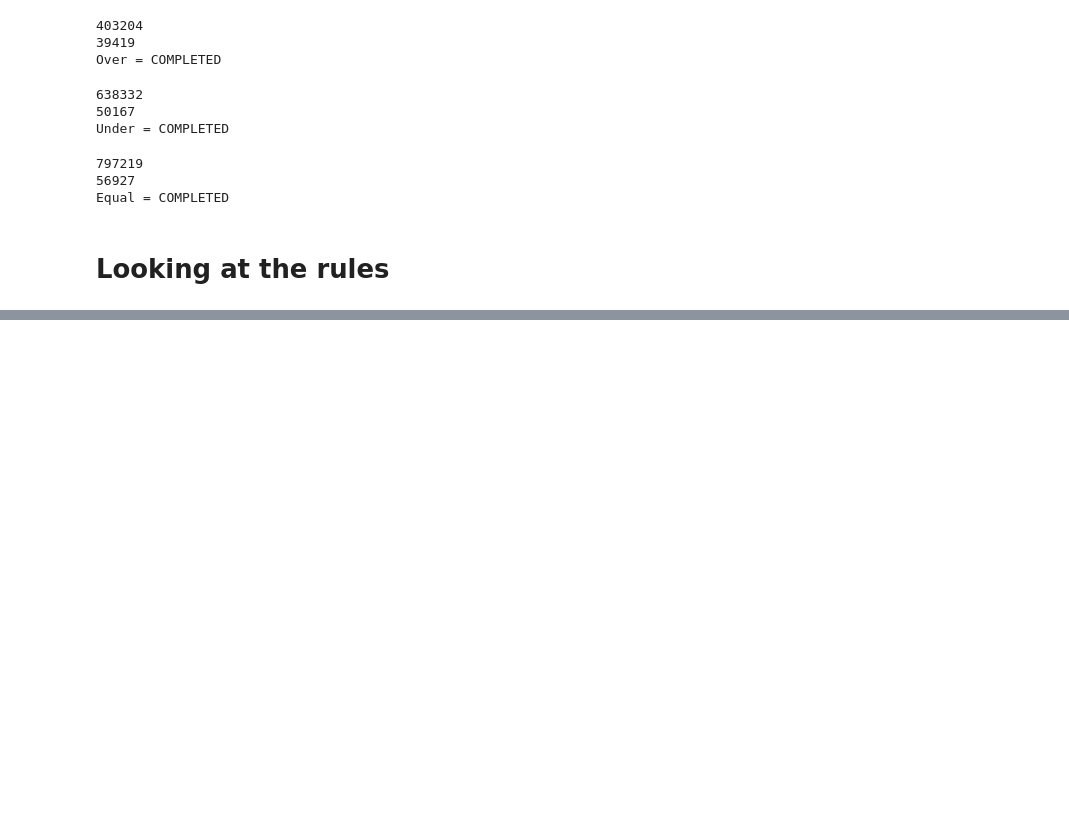
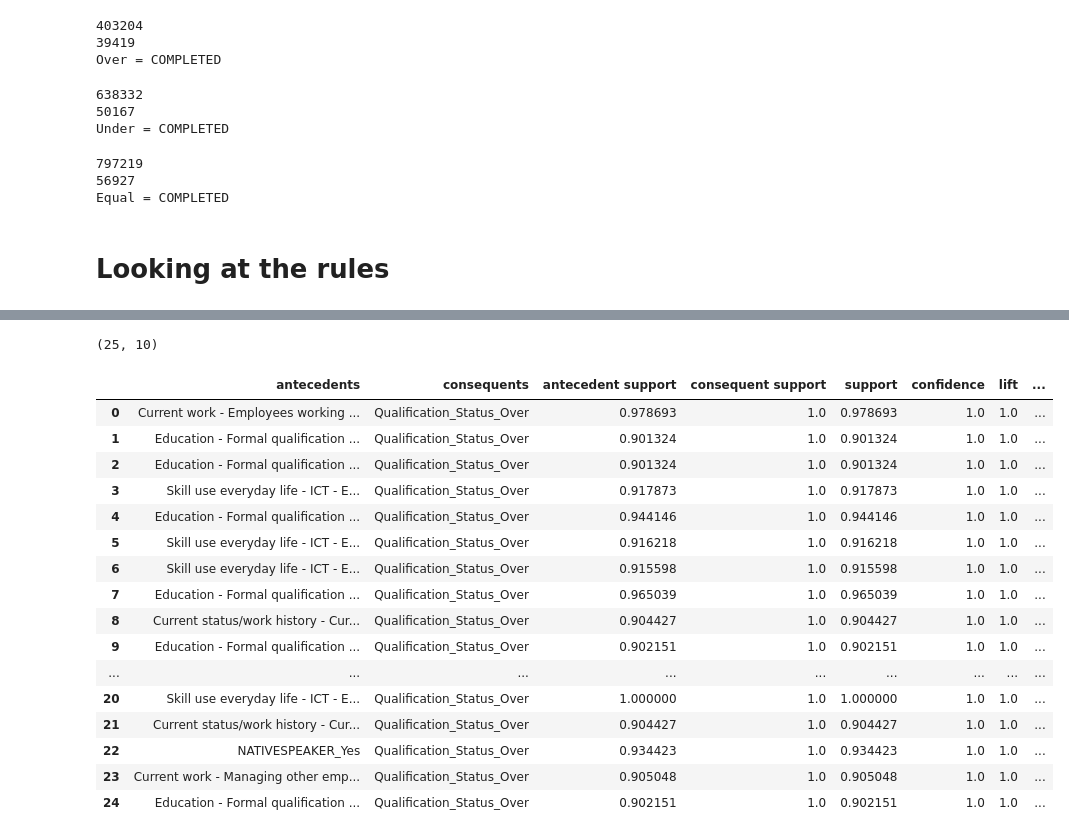
Before and after one commit to pokkyy/FYP-SkillAnalytics, a Jupyter notebook: PIAAC_RO2.ipynb, the cells around one changed output, grey strips where cells are left out. Cells and saved outputs as stored; diff of their text form; code cells hidden in the pictures; blank space fills up the shorter version.

```diff
--- a/PIAAC_RO2.ipynb
+++ b/PIAAC_RO2.ipynb
@@ -359,0 +467,4 @@ over_cons
+# %%
+rules = pd.read_csv('RQ2\Over\ARM_consequents_ONE_0.5_0.9.csv')
+rules = rules.dropna()
+rules.head()
@@ -359,0 +494,23 @@ over_cons
+# %%
+rules_clean = pruneRules(rules, lift = 0)
+rules_clean = cleanStrings(rules_clean)
+rules_clean
+# %% [output]
+(25, 10)
+|  | antecedents | consequents | antecedent support | consequent support | support | confidence | lift | ... |
+| 0 | Current work - Employees working ... | Qualification_Status_Over | 0.978693 | 1.0 | 0.978693 | 1.0 | 1.0 | ... |
+| 1 | Education - Formal qualification ... | Qualification_Status_Over | 0.901324 | 1.0 | 0.901324 | 1.0 | 1.0 | ... |
+| 2 | Education - Formal qualification ... | Qualification_Status_Over | 0.901324 | 1.0 | 0.901324 | 1.0 | 1.0 | ... |
+| 3 | Skill use everyday life - ICT - E... | Qualification_Status_Over | 0.917873 | 1.0 | 0.917873 | 1.0 | 1.0 | ... |
+| 4 | Education - Formal qualification ... | Qualification_Status_Over | 0.944146 | 1.0 | 0.944146 | 1.0 | 1.0 | ... |
+| 5 | Skill use everyday life - ICT - E... | Qualification_Status_Over | 0.916218 | 1.0 | 0.916218 | 1.0 | 1.0 | ... |
+| 6 | Skill use everyday life - ICT - E... | Qualification_Status_Over | 0.915598 | 1.0 | 0.915598 | 1.0 | 1.0 | ... |
+| 7 | Education - Formal qualification ... | Qualification_Status_Over | 0.965039 | 1.0 | 0.965039 | 1.0 | 1.0 | ... |
+| 8 | Current status/work history - Cur... | Qualification_Status_Over | 0.904427 | 1.0 | 0.904427 | 1.0 | 1.0 | ... |
+| 9 | Education - Formal qualification ... | Qualification_Status_Over | 0.902151 | 1.0 | 0.902151 | 1.0 | 1.0 | ... |
+| ... | ... | ... | ... | ... | ... | ... | ... | ... |
+| 20 | Skill use everyday life - ICT - E... | Qualification_Status_Over | 1.000000 | 1.0 | 1.000000 | 1.0 | 1.0 | ... |
+| 21 | Current status/work history - Cur... | Qualification_Status_Over | 0.904427 | 1.0 | 0.904427 | 1.0 | 1.0 | ... |
+| 22 | NATIVESPEAKER_Yes | Qualification_Status_Over | 0.934423 | 1.0 | 0.934423 | 1.0 | 1.0 | ... |
+| 23 | Current work - Managing other emp... | Qualification_Status_Over | 0.905048 | 1.0 | 0.905048 | 1.0 | 1.0 | ... |
+| 24 | Education - Formal qualification ... | Qualification_Status_Over | 0.902151 | 1.0 | 0.902151 | 1.0 | 1.0 | ... |
```
Also changed, not shown: parts of 37 cells of this notebook.
